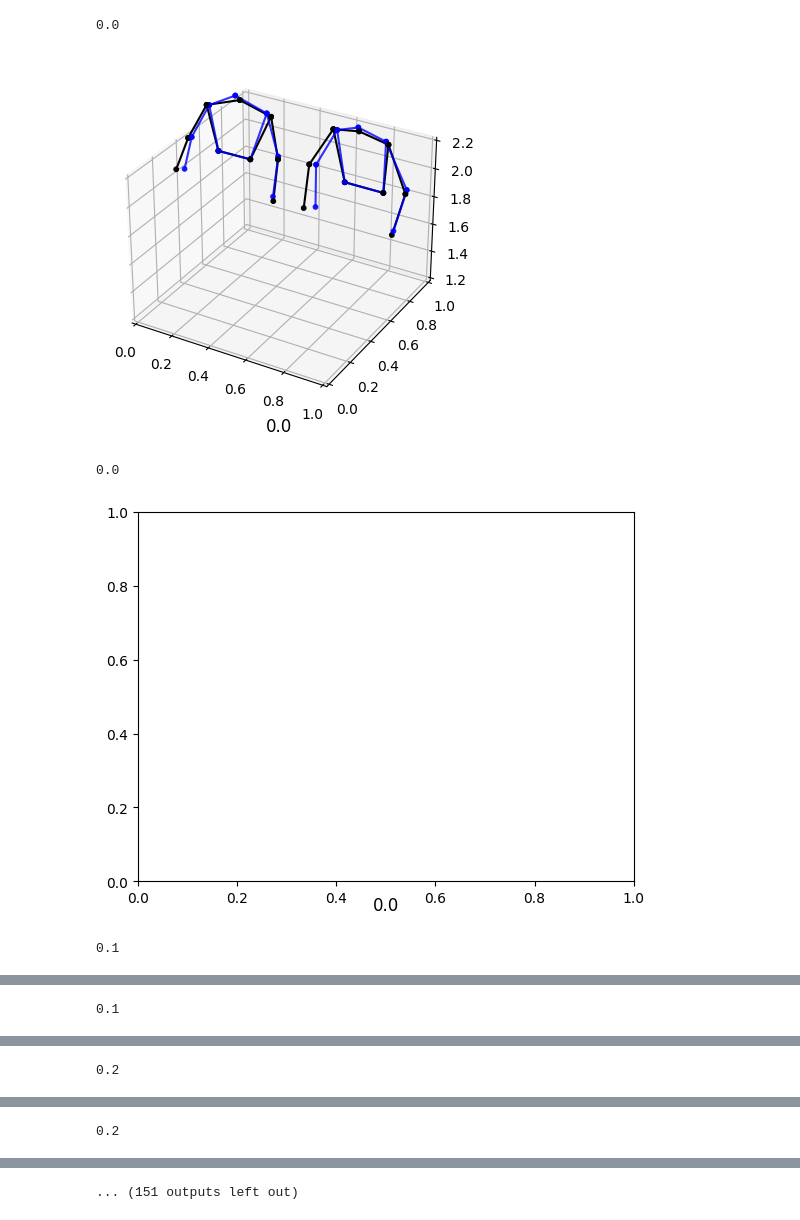
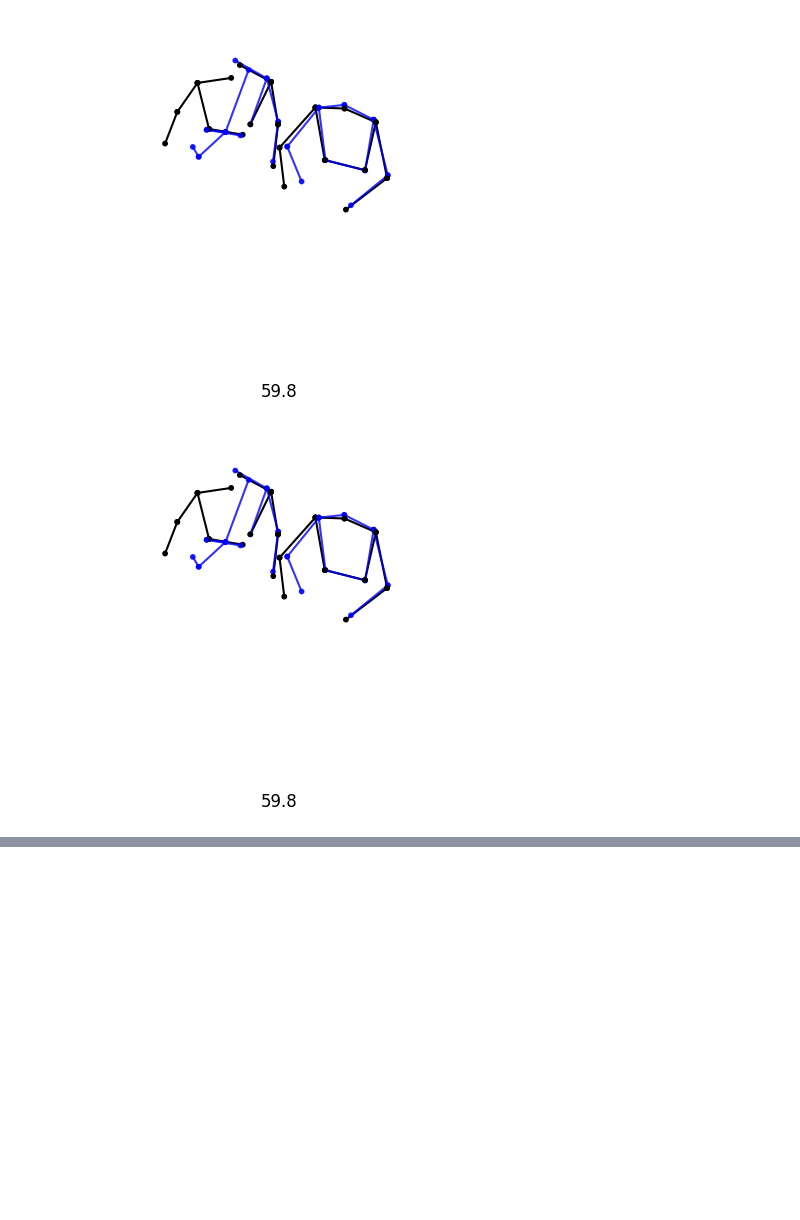
Before and after one commit to portal-cornell/manicast, a Jupyter notebook: eval/comad_visualization.ipynb, the cells around one changed output, grey strips where cells are left out. Cells and saved outputs as stored; diff of their text form; code cells hidden in the pictures; blank space fills up the shorter version.

Commit message:
Made a viz utils file

```diff
--- a/eval/comad_visualization.ipynb
+++ b/eval/comad_visualization.ipynb
@@ -12,25 +12,24 @@ import numpy as np
 from model.manicast import ManiCast
 import torch
 from IPython.display import display, clear_output
-from matplotlib.animation import FuncAnimation
+from data.utils import comad_viz
 %matplotlib inline
 
 relevant_joints=['BackTop', 'LShoulderBack', 'RShoulderBack',
                 'LElbowOut', 'RElbowOut', 'LWristOut', 'RWristOut', 'WaistLBack', 'WaistRBack']
 
 #Change these values to desired model names, and data episode paths:
-model_checkpoint = 'base'
+model_name = 'base'
 
 dataset_folder = f"{pwd_path}/data/comad_data/"
 mapping_file = f"{pwd_path}/mapping.json"
 
 episode_file = f"{dataset_folder}handover/train/handover_4.json"
 
-model = ManiCast(3,10, 25, .1, 7, 4,[3,3],0.0).to('cpu')
+device = 'cuda' ## change to cpu if no GPU
+model = ManiCast(3,10, 25, .1, 7, 4,[3,3],0.0).to(device)
 
-model_name='amass_3d_'+str(25)+'frames_ckpt'
-
-model.load_state_dict(torch.load(f'{pwd_path}/model_checkpoints/{model_checkpoint}'))
+model.load_state_dict(torch.load(f'{pwd_path}/model_checkpoints/{model_name}'))
 model.eval()
 
 with open(mapping_file, 'r') as f:
@@ -154,54 +40,40 @@ def get_point_array(current_joints, future_joints, forecast_joints, figures, ax,
 # %%
 person_data = {}
 fig = plt.figure(figsize=(10,4.5))
 ax = fig.add_subplot(projection='3d')
 prev_A = [[],[],[]]
 prev_B = [[],[],[]]
 figures_A = [[[],[]],[[],[]],[[],[]]]
 figures_B = [[[],[]],[[],[]],[[],[]]]
-plt.ion()
 
 
 p_x=np.linspace(-10,10,15)
 p_y=np.linspace(-10,10,15)
 X,Y=np.meshgrid(p_x,p_y)
 
 for stream_person in data:
     person_data[stream_person] = np.array(data[stream_person])
 
 ax.set_xlim3d([0, 1])
 ax.set_ylim3d([0, 1])
 ax.set_zlim3d([1.2,2.2])
-for timestep in range(0, len(data[list(data.keys())[0]]), 5):
+plt.axis('off')
+for timestep in range(0, len(data[list(data.keys())[0]]), 20):
     print(round(timestep/120, 1))
     joint_data_A = person_data["Kushal"]
     joint_data_B = person_data["Prithwish"]
-    current_joints_A = get_relevant_joints(joint_data_A[timestep])
-    history_joints_A = get_history(joint_data_A, timestep)
-    future_joints_A = get_future(joint_data_A, timestep)
-    forecast_joints_A = get_forecast(history_joints_A)
-    current_joints_B = get_relevant_joints(joint_data_B[timestep])
-    history_joints_B = get_history(joint_data_B, timestep)
-    future_joints_B = get_future(joint_data_B, timestep)
-    forecast_joints_B = get_forecast(history_joints_B)
+    current_joints_A, future_joints_A, forecast_joints_A = comad_viz.get_joints(joint_data_A, timestep, mapping, device, model)
+    current_joints_B, future_joints_B, forecast_joints_B = comad_viz.get_joints(joint_data_B, timestep, mapping, device, model)
 
-    update = True
-    if timestep == 0:
-        update = False
-    get_point_array(current_joints=current_joints_A,
+    comad_viz.get_point_array(current_joints=current_joints_A,
                     future_joints=None,
-                    forecast_joints=forecast_joints_A, figures=figures_A, ax=ax, update=update, prev=prev_A, threshold=100)
-    get_point_array(current_joints=current_joints_B,
+                    forecast_joints=forecast_joints_A, figures=figures_A, timestep=timestep, ax=ax, prev=prev_A, threshold=100)
+    comad_viz.get_point_array(current_joints=current_joints_B,
                     future_joints=None,
-                    forecast_joints=forecast_joints_B, figures=figures_B, ax=ax, update=update, prev=prev_B, threshold=.8)
+                    forecast_joints=forecast_joints_B, figures=figures_B, timestep=timestep, ax=ax, prev=prev_B, threshold=.8)
     plt.title(str(round(timestep/120, 1)),y=-0.1)
-    plt.pause(.0001)
-plt.ioff()
-plt.show()
-plt.close()
+    clear_output(wait=True)
+    display(fig)
 # %% [output]
-0.0
-[figure, old version]
+[figure, new version]
-0.0
-[figure, old version]
+[figure, new version]
-0.1
@@ -209 +79,0 @@ plt.close()
-0.1
@@ -211 +79,0 @@ plt.close()
-0.2
@@ -213 +79,0 @@ plt.close()
-0.2
@@ -215 +79,0 @@ plt.close()
-... (151 outputs left out)
```
Also changed, not shown: parts of 6 cells of this notebook, 4 other files.
